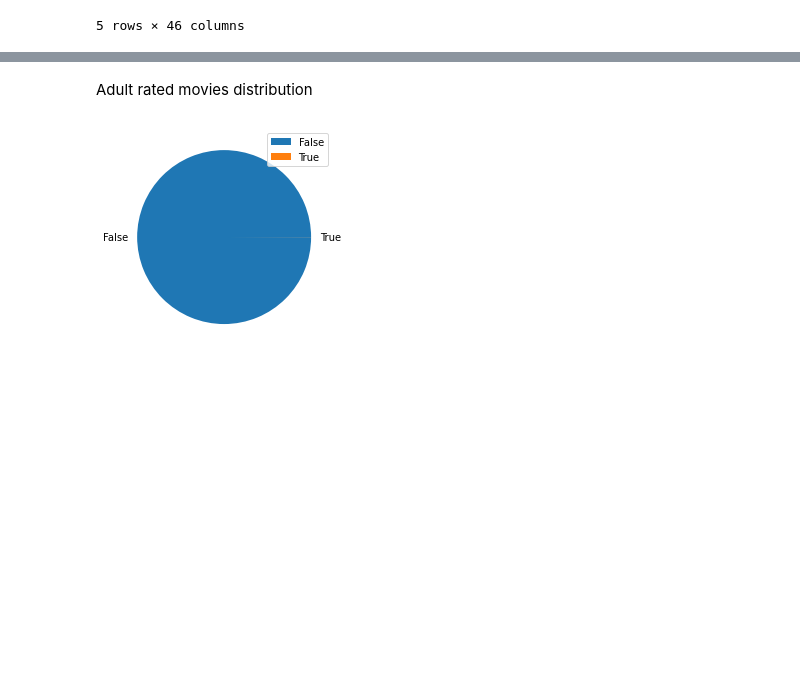
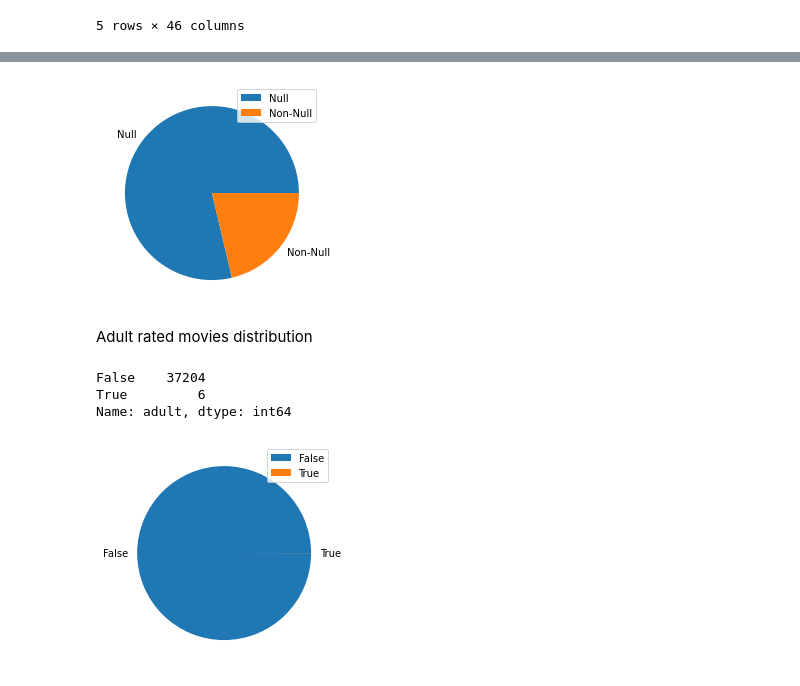
Before and after one commit to PritishWadhwa/IMDb-Movie-Rating-Predictor, a Jupyter notebook: Movies_Rating_Prediction.ipynb, the cells around one changed output, grey strips where cells are left out. Cells and saved outputs as stored; diff of their text form; code cells hidden in the pictures; blank space fills up the shorter version.

```diff
--- a/Movies_Rating_Prediction.ipynb
+++ b/Movies_Rating_Prediction.ipynb
@@ -79,2 +193,0 @@ def convert_to_production_name(Col):
-# %%
-all_data['production_companies']=convert_to_production_name(all_data['production_companies'])
@@ -92,2 +193,0 @@ def get_iso_name_of_countries(Col):
-# %%
-all_data['production_countries']=get_iso_name_of_countries(all_data['production_countries'])
@@ -94,5 +209,24 @@ all_data['production_countries']=get_iso_name_of_countries(all_data['production_
+# %%
+budget=[]
+null_budget=all_data['budget'].isnull().sum()+(all_data['budget']==0).sum()
+non_null_budget=len(all_data['budget'])-null_budget
+
+budget.append(null_budget)
+budget.append(non_null_budget)
+lab=["Null","Non-Null"]
+patches,text=plt.pie(budget,labels=lab)
+plt.legend(patches,lab , loc="best")
+plt.show()
+# %% [output]
+[figure, added]
 # %% [markdown]
 Adult rated movies distribution
+# %%
+all_data['adult'].value_counts()
+# %% [output]
+False    37204
+True         6
+Name: adult, dtype: int64
 # %%
 #Counts of Adult rated Movies
 Lang_count=np.array(all_data['adult'].value_counts())
```
Also changed, not shown: parts of 85 cells of this notebook.
